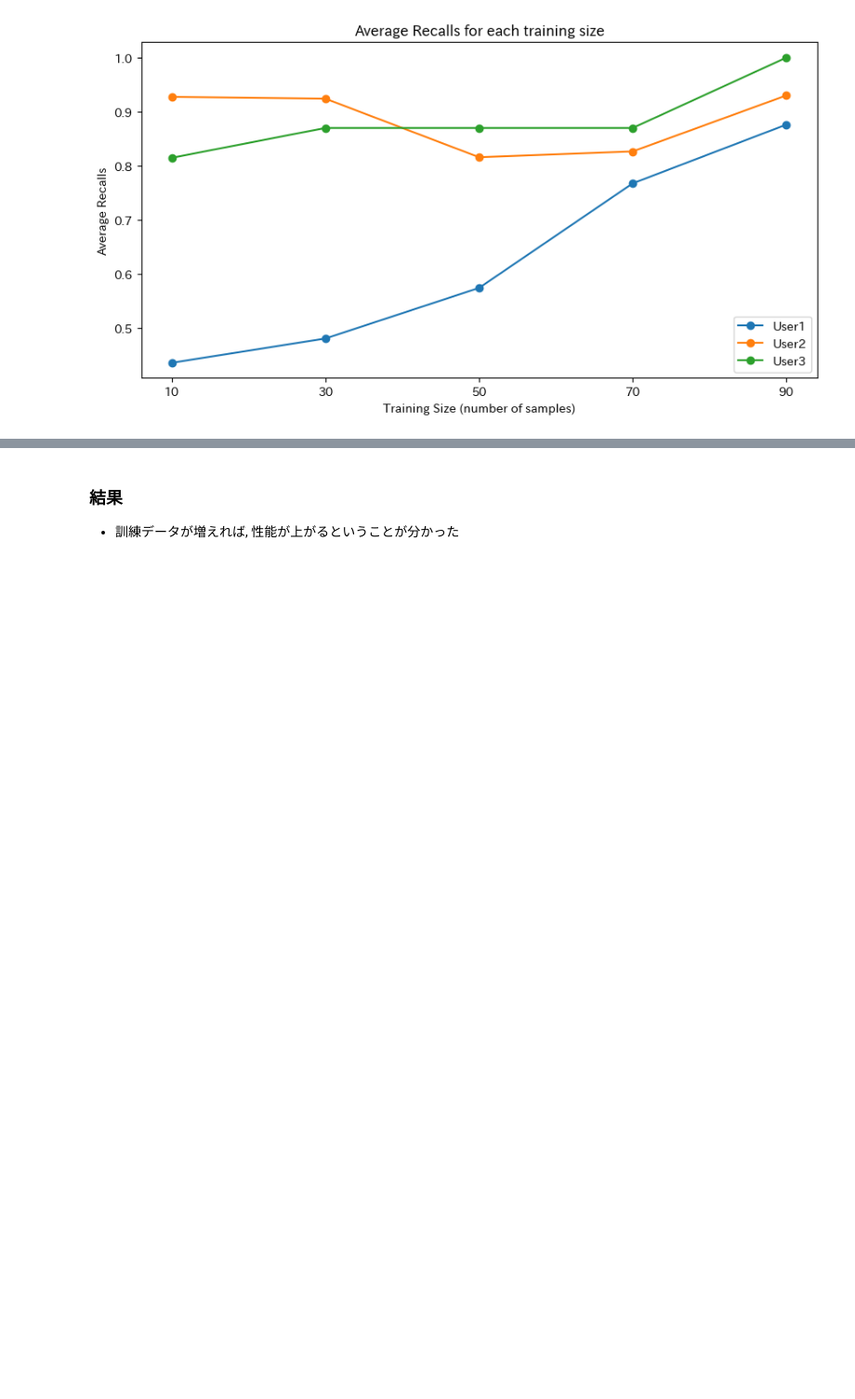
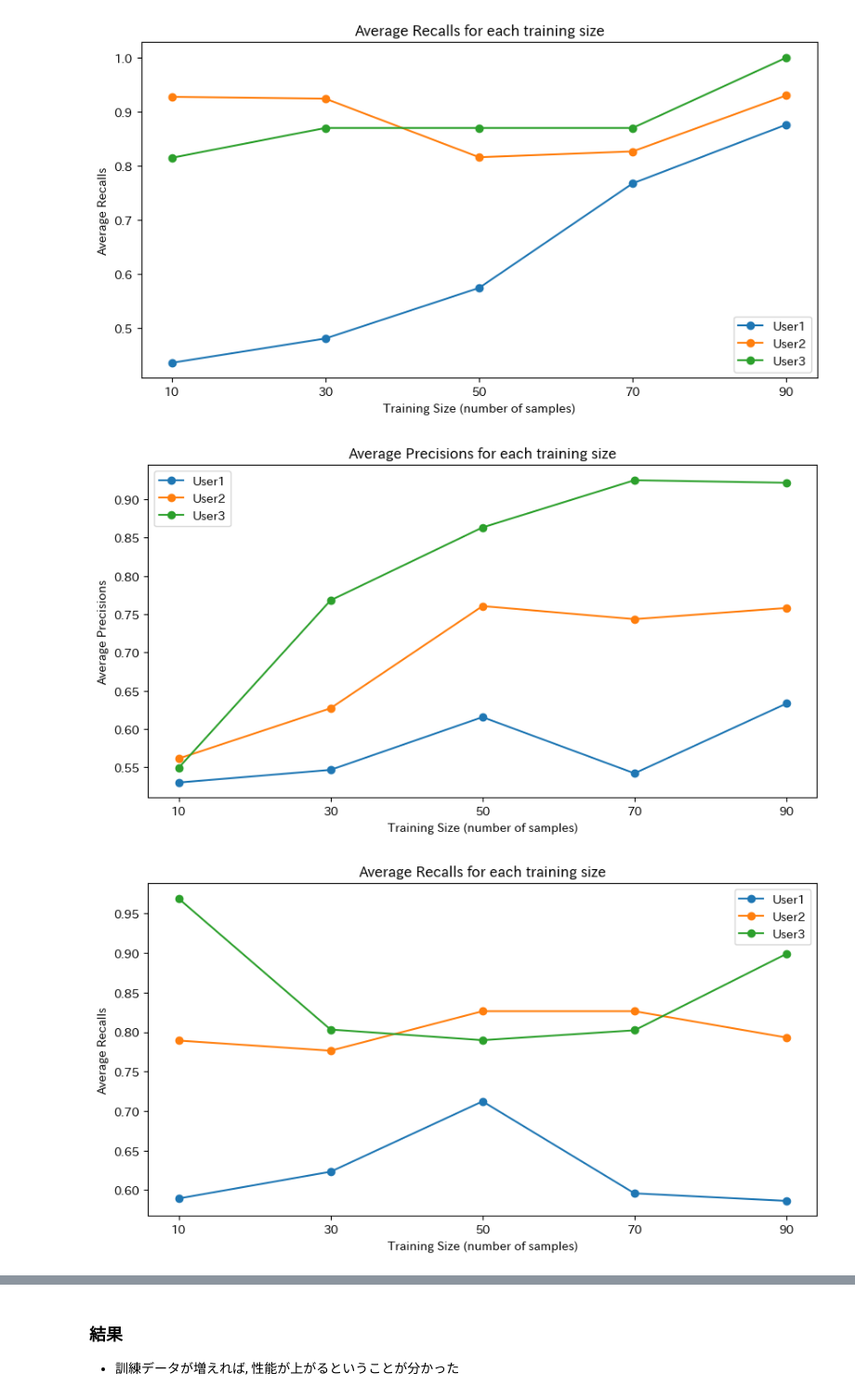
Before and after one commit to Ryosuke1025/RecommenderAlgorithm, a Jupyter notebook: recommender.ipynb, the cells around one changed output, grey strips where cells are left out. Shown at 93% size. Saved outputs shown, nothing was run; the diff lists cells and outputs as text; code cells hidden in the pictures; blank space fills up the shorter version.

```diff
--- a/recommender.ipynb
+++ b/recommender.ipynb
@@ -282,3 +282,72 @@ plt.show()
 # %% [output]
 [figure]
 [figure]
+# %%
+from sklearn.linear_model import LogisticRegression
+
+def train(user_ratings_np):
+
+    mean_precisions = {size: [] for size in training_sizes}
+    mean_recalls = {size: [] for size in training_sizes}
+    for train_index, test_index in kf.split(features_np):
+        # テストデータを固定
+        X_test, y_test = features_np[test_index], user_ratings_np[test_index]
+
+        for size in training_sizes:
+            # 訓練データを指定されたサイズで取得
+            X_train = features_np[train_index[:size]]
+            y_train = user_ratings_np[train_index[:size]]
+
+            # モデルを訓練
+            # ロジスティック回帰を訓練
+            model = LogisticRegression(random_state=42,max_iter=500)
+            model.fit(X_train, y_train)
+
+            # テストデータに対する予測
+            predictions = model.predict(X_test)
+
+            # 適合率を計算
+            precision = precision_score(y_test, predictions, zero_division=0)
+            # 再現率を計算
+            recall = recall_score(y_test, predictions, zero_division=0)
+
+            # スコアをリストに追加
+            mean_precisions[size].append(precision)
+            mean_recalls[size].append(recall)
+
+    # 各訓練サイズについて平均スコアを計算
+    final_precisions = [np.mean(mean_precisions[size]) for size in training_sizes]
+    final_recalls = [np.mean(mean_recalls[size]) for size in training_sizes]
+
+    return final_precisions, final_recalls
+
+user1_final_precisions, user1_final_recalls = train(user1_ratings_np)
+user2_final_precisions, user2_final_recalls = train(user2_ratings_np)
+user3_final_precisions, user3_final_recalls = train(user3_ratings_np)
+
+# 適合率をプロット
+plt.figure(figsize=(10, 5))
+plt.plot(training_sizes, user1_final_precisions, label='User1', marker='o')
+plt.plot(training_sizes, user2_final_precisions, label='User2', marker='o')
+plt.plot(training_sizes, user3_final_precisions, label='User3', marker='o')
+plt.title('Average Precisions for each training size')
+plt.xlabel('Training Size (number of samples)')
+plt.ylabel('Average Precisions')
+plt.xticks(training_sizes)
+plt.legend()
+plt.show()
+
+# 再現率をプロット
+plt.figure(figsize=(10, 5))
+plt.plot(training_sizes, user1_final_recalls, label='User1', marker='o')
+plt.plot(training_sizes, user2_final_recalls, label='User2', marker='o')
+plt.plot(training_sizes, user3_final_recalls, label='User3', marker='o')
+plt.title('Average Recalls for each training size')
+plt.xlabel('Training Size (number of samples)')
+plt.ylabel('Average Recalls')
+plt.xticks(training_sizes)
+plt.legend()
+plt.show()
+# %% [output]
+[figure, added]
+[figure, added]
```
Also changed, not shown: parts of 6 cells of this notebook.
